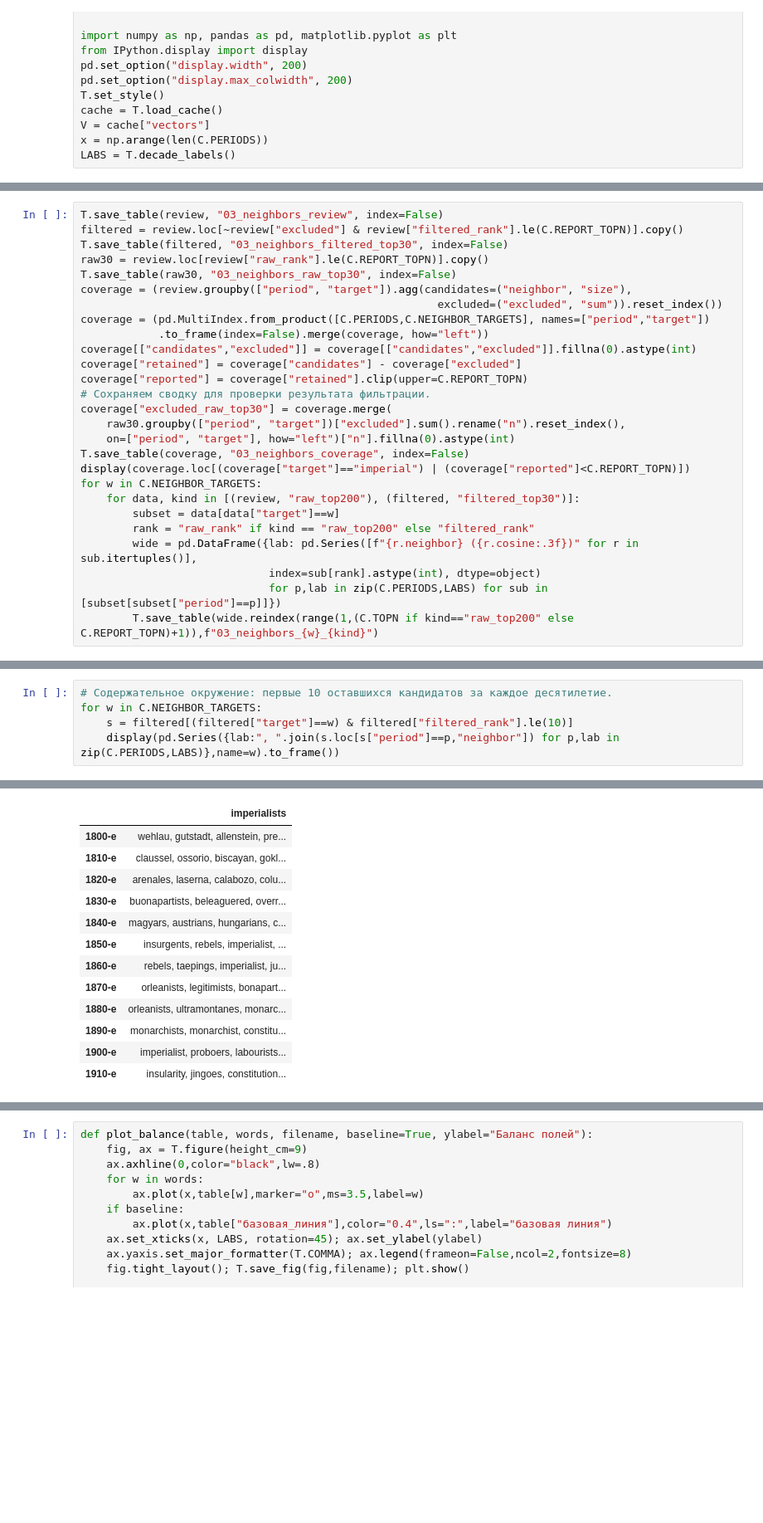
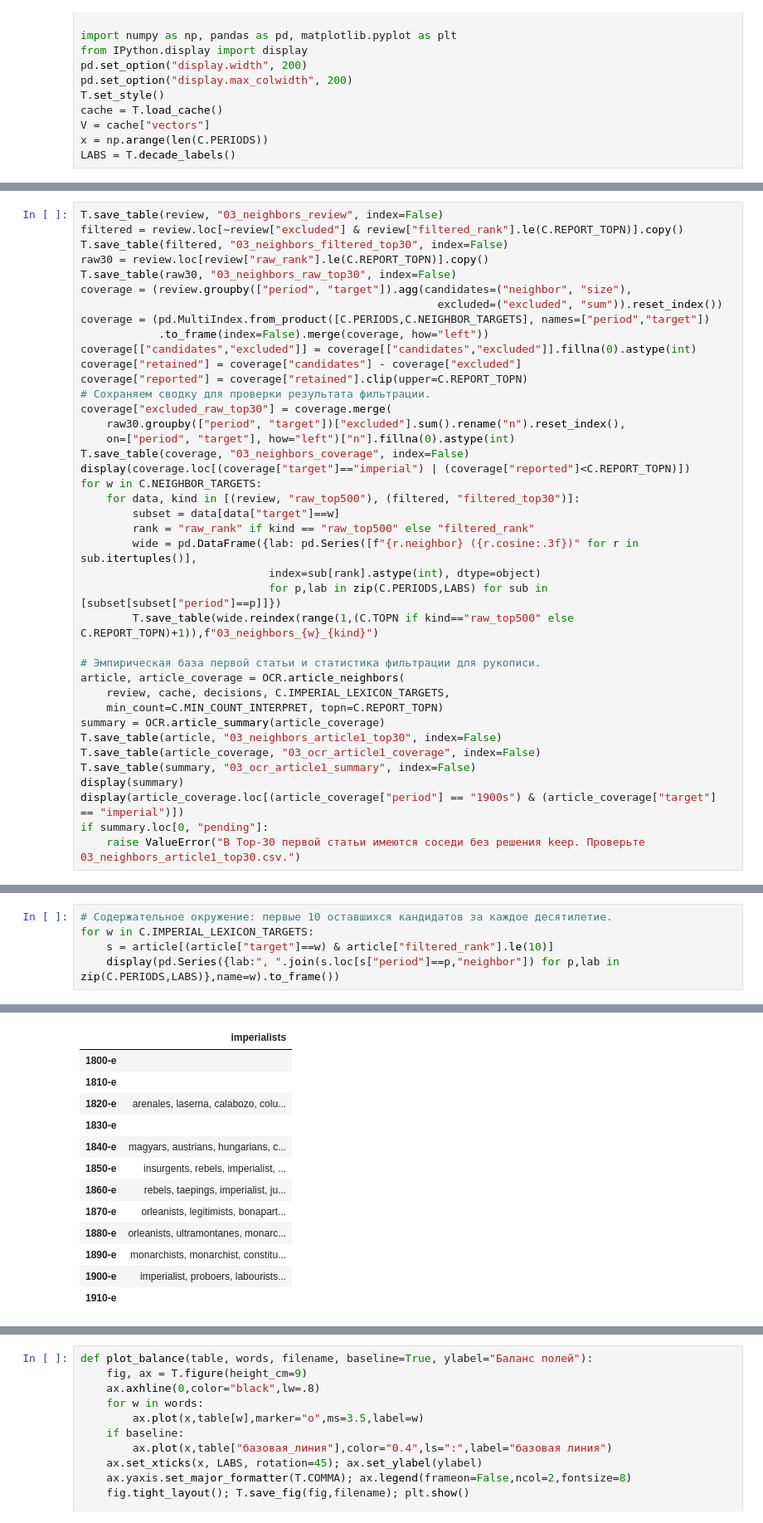
Before and after one commit to alexeyvkuznetsov/british-press-semantic-change, a Jupyter notebook: 01_imperial_lexicon.ipynb, the cells around one changed output, grey strips where cells are left out. Shown at 83% size. Saved outputs shown, nothing was run; the diff lists cells and outputs as text; blank space fills up the shorter version.

```diff
--- a/01_imperial_lexicon.ipynb
+++ b/01_imperial_lexicon.ipynb
@@ -117,13 +110,26 @@ coverage["excluded_raw_top30"] = coverage.merge(
 T.save_table(coverage, "03_neighbors_coverage", index=False)
 display(coverage.loc[(coverage["target"]=="imperial") | (coverage["reported"]<C.REPORT_TOPN)])
 for w in C.NEIGHBOR_TARGETS:
-    for data, kind in [(review, "raw_top200"), (filtered, "filtered_top30")]:
+    for data, kind in [(review, "raw_top500"), (filtered, "filtered_top30")]:
         subset = data[data["target"]==w]
-        rank = "raw_rank" if kind == "raw_top200" else "filtered_rank"
+        rank = "raw_rank" if kind == "raw_top500" else "filtered_rank"
         wide = pd.DataFrame({lab: pd.Series([f"{r.neighbor} ({r.cosine:.3f})" for r in sub.itertuples()],
                              index=sub[rank].astype(int), dtype=object)
                              for p,lab in zip(C.PERIODS,LABS) for sub in [subset[subset["period"]==p]]})
-        T.save_table(wide.reindex(range(1,(C.TOPN if kind=="raw_top200" else C.REPORT_TOPN)+1)),f"03_neighbors_{w}_{kind}")
+        T.save_table(wide.reindex(range(1,(C.TOPN if kind=="raw_top500" else C.REPORT_TOPN)+1)),f"03_neighbors_{w}_{kind}")
+
+# Эмпирическая база первой статьи и статистика фильтрации для рукописи.
+article, article_coverage = OCR.article_neighbors(
+    review, cache, decisions, C.IMPERIAL_LEXICON_TARGETS,
+    min_count=C.MIN_COUNT_INTERPRET, topn=C.REPORT_TOPN)
+summary = OCR.article_summary(article_coverage)
+T.save_table(article, "03_neighbors_article1_top30", index=False)
+T.save_table(article_coverage, "03_ocr_article1_coverage", index=False)
+T.save_table(summary, "03_ocr_article1_summary", index=False)
+display(summary)
+display(article_coverage.loc[(article_coverage["period"] == "1900s") & (article_coverage["target"] == "imperial")])
+if summary.loc[0, "pending"]:
+    raise ValueError("В Top-30 первой статьи имеются соседи без решения keep. Проверьте 03_neighbors_article1_top30.csv.")
 # %% [output]
 Сохранено: results/tables/03_neighbors_review.csv
 Сохранено: results/tables/03_neighbors_filtered_top30.csv
@@ -166,7 +176,7 @@ for w in C.NEIGHBOR_TARGETS:
 # %%
 # Содержательное окружение: первые 10 оставшихся кандидатов за каждое десятилетие.
-for w in C.NEIGHBOR_TARGETS:
-    s = filtered[(filtered["target"]==w) & filtered["filtered_rank"].le(10)]
+for w in C.IMPERIAL_LEXICON_TARGETS:
+    s = article[(article["target"]==w) & article["filtered_rank"].le(10)]
     display(pd.Series({lab:", ".join(s.loc[s["period"]==p,"neighbor"]) for p,lab in zip(C.PERIODS,LABS)},name=w).to_frame())
 # %% [output]
 |  | imperialism |
@@ -189,17 +199,17 @@ for w in C.NEIGHBOR_TARGETS:
 | 1830-е |  |
 | 1840-е | paskiewich, bacska, odenburg, gro... |
 | 1850-е | imperialists, chinkeang, nanking,... |
 | 1860-е | imperialists, porfirio, escobedo,... |
 | 1870-е | bonapartist, orleanist, legitimis... |
 | 1880-е | imperialists, opportunists, orlea... |
 | 1890-е | ultramontane, monarchists, jingoe... |
 | 1900-е | imperialists, imperialistic, sepa... |
 | 1910-е | imperialistic, pacifism, hegemony... |
 |  | imperialists |
-| 1800-е | wehlau, gutstadt, allenstein, pre... |
-| 1810-е | claussel, ossorio, biscayan, gokl... |
+| 1800-е |  |
+| 1810-е |  |
 | 1820-е | arenales, laserna, calabozo, colu... |
-| 1830-е | buonapartists, beleaguered, overr... |
+| 1830-е |  |
 | 1840-е | magyars, austrians, hungarians, c... |
 | 1850-е | insurgents, rebels, imperialist, ... |
 | 1860-е | rebels, taepings, imperialist, ju... |
@@ -207,7 +217,7 @@ for w in C.NEIGHBOR_TARGETS:
 | 1880-е | orleanists, ultramontanes, monarc... |
 | 1890-е | monarchists, monarchist, constitu... |
 | 1900-е | imperialist, proboers, labourists... |
-| 1910-е | insularity, jingoes, constitution... |
+| 1910-е |  |
 |  | imperial |
 | 1800-е | schoenbrun, electoral, emperor, a... |
 | 1810-е | emperor, royal, empresses, marcol... |
```
Also changed, not shown: parts of 7 cells of this notebook, 35 other files.
